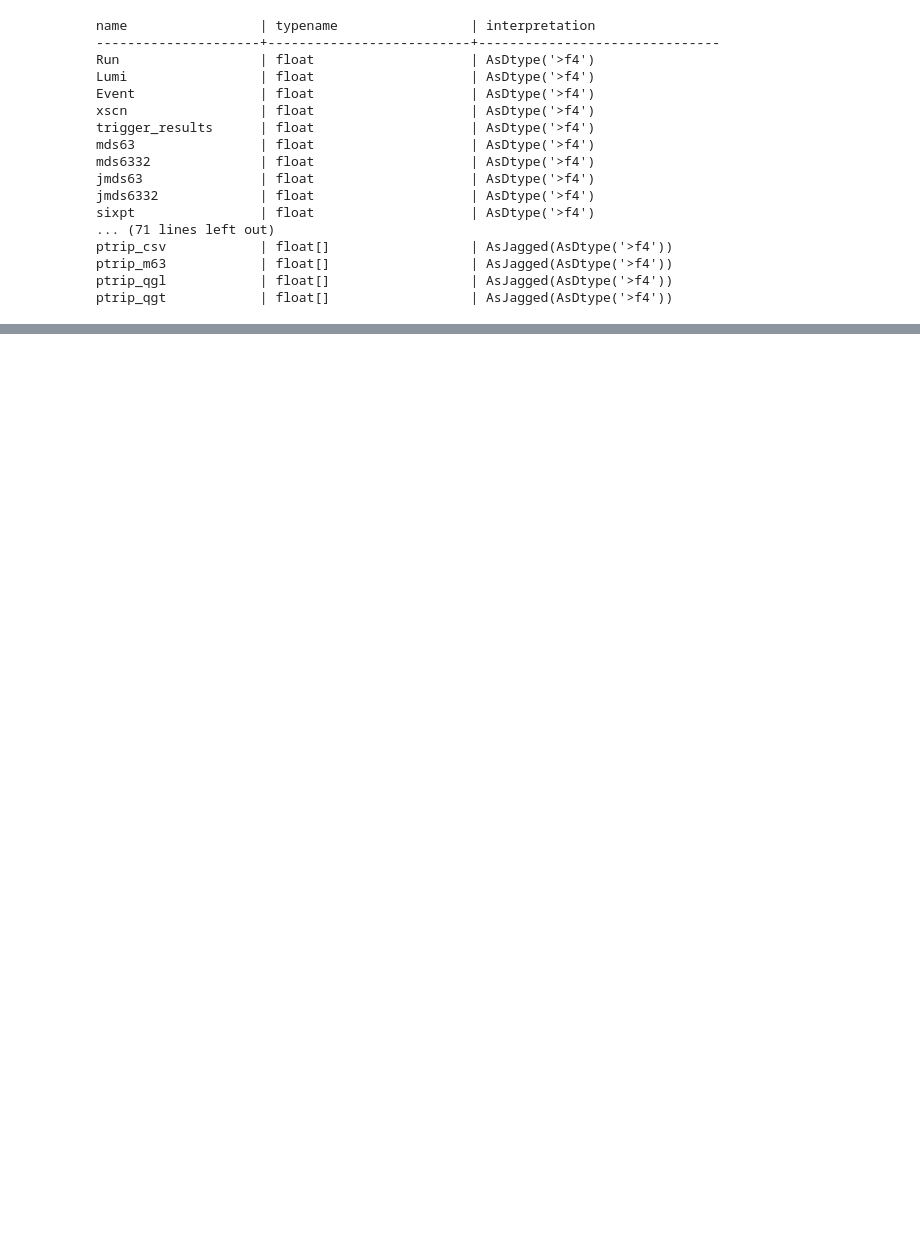
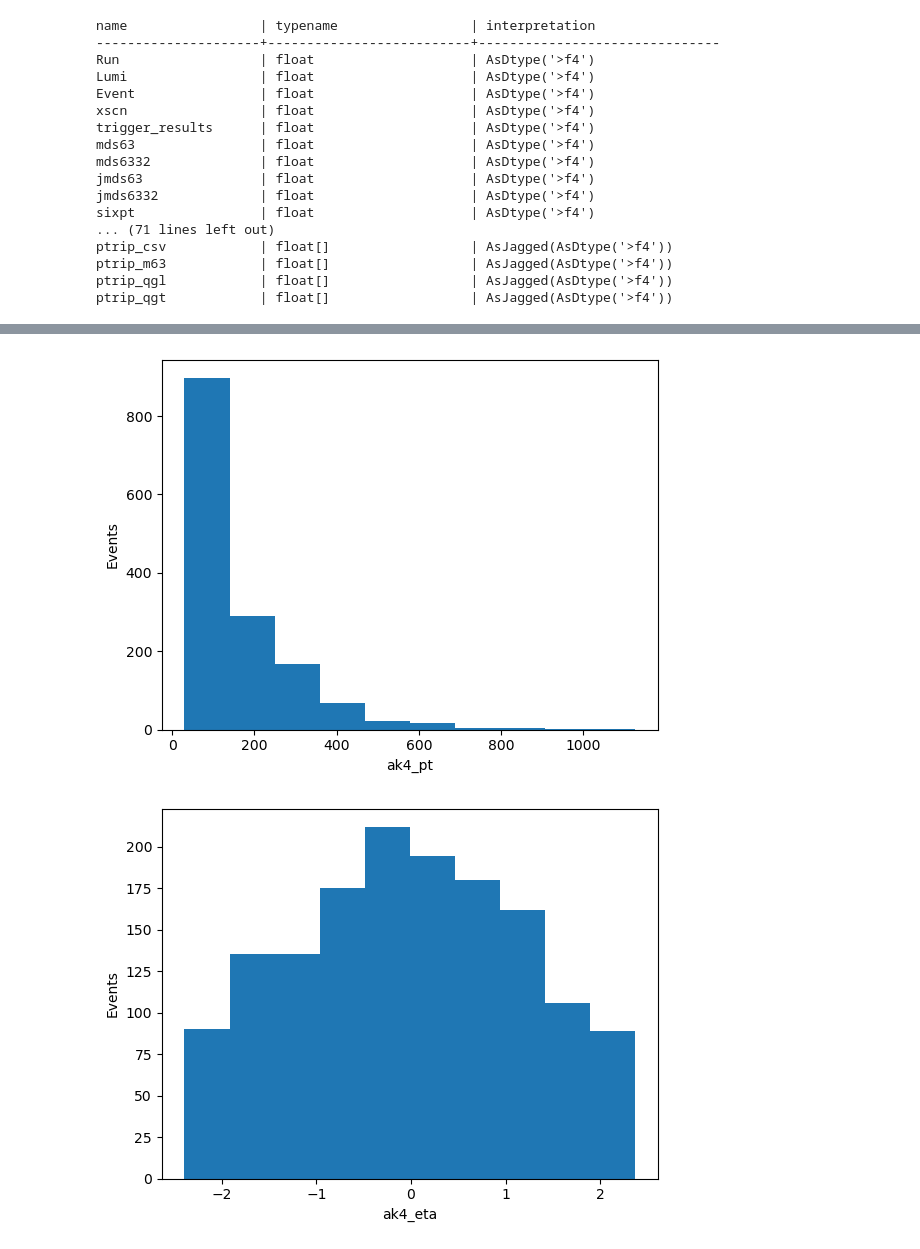
Before and after one commit to akanugan/MultiJets, a Jupyter notebook: playground.ipynb, the cells around one changed output, grey strips where cells are left out. Drawn from its saved outputs; the diff is of its cells as text; code cells hidden in the pictures; blank space fills up the shorter version.

```diff
--- a/playground.ipynb
+++ b/playground.ipynb
@@ -41,0 +45,11 @@ plt.hist(br['ak4_num'])
+# %%
+#check jet properties
+jet_kinematics = ['ak4_pt','ak4_eta','ak4_phi','ak4_m']
+for i,jet in enumerate(jet_kinematics):
+    plt.hist(ak.flatten((br[jet]),axis=1))
+    plt.xlabel(jet_kinematics[i])
+    plt.ylabel('Events')
+    plt.show()
+# %% [output]
+[figure, added]
+[figure, added]
```
Also changed, not shown: parts of 3 cells of this notebook.
